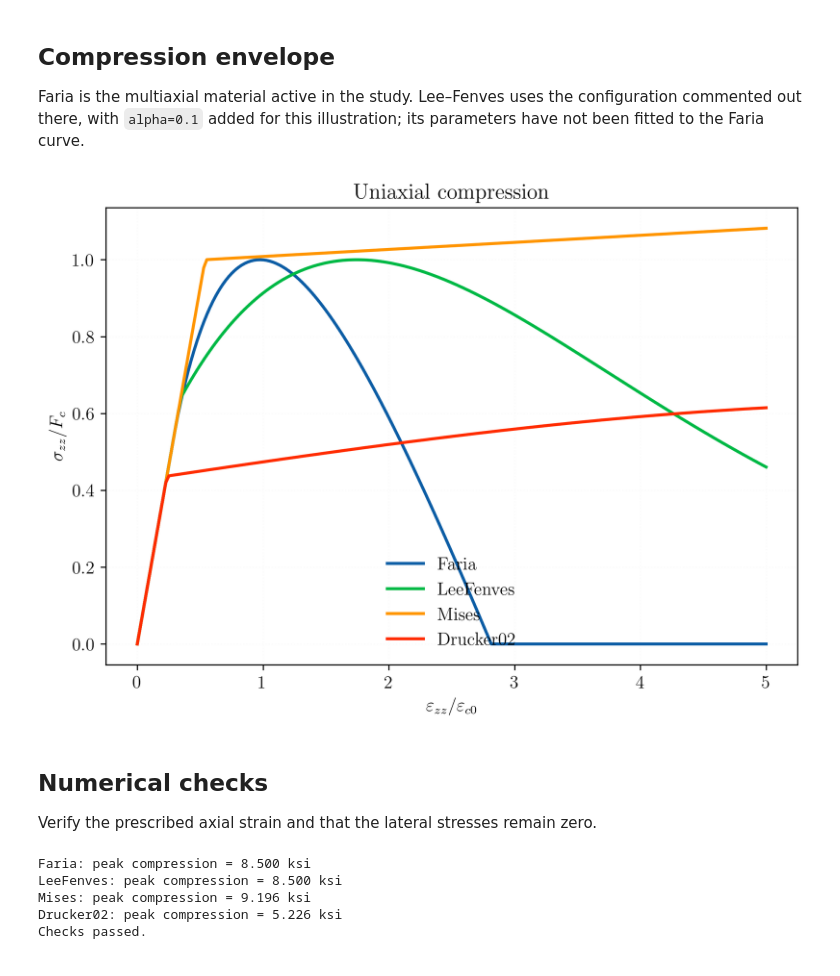
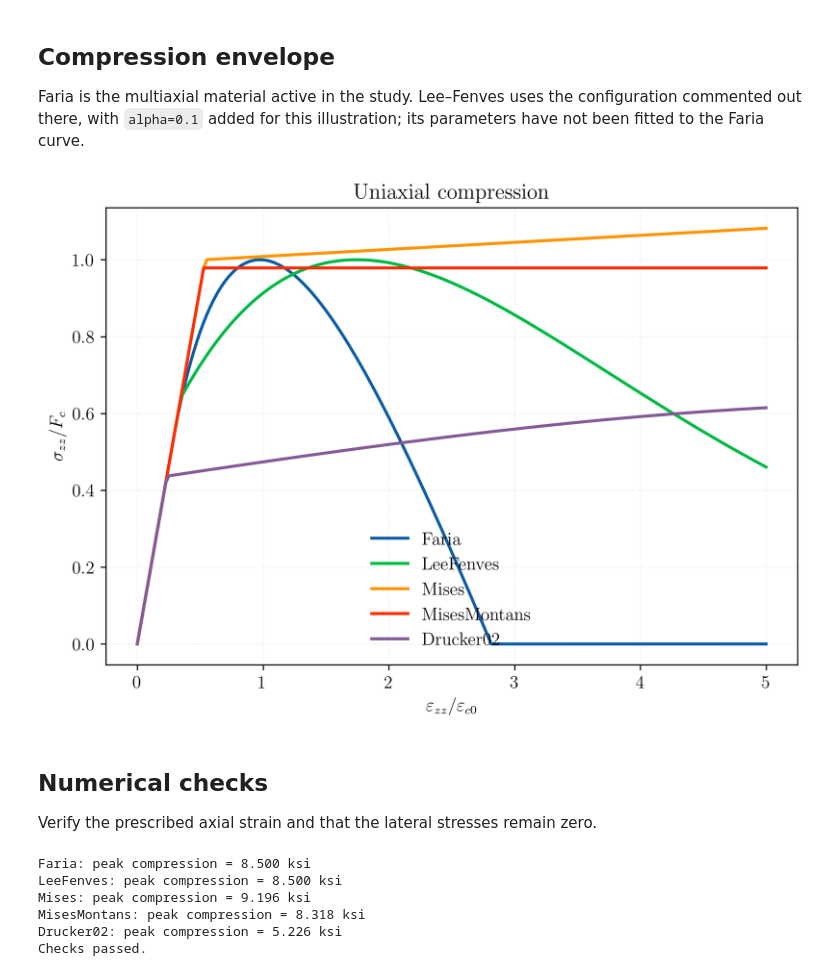
Before and after one commit to peer-open-source/xara-docs, a Jupyter notebook: gallery2/material/material-2001.ipynb, the cells around one changed output. Drawn from its saved outputs; the diff is of its cells as text; code cells hidden in the pictures.

```diff
--- a/gallery2/material/material-2001.ipynb
+++ b/gallery2/material/material-2001.ipynb
@@ -58,7 +55,9 @@ Faria is the multiaxial material active in the study. Lee–Fenves uses the conf
 # %%
 material_models = {
     "Faria": xara.MultiaxialMaterial(
-        "FariaPlasticDamage", E=Ec, nu=nu, Fc=fc, scale_peak=True,
+        "FariaPlasticDamage",
+        E=Ec, nu=nu, Fc=fc,
+        scale_peak=True,
         Ft=ft, beta=0.0,
         Ap=Ap, #2.5,
         An=3,
@@ -81,37 +80,46 @@ material_models = {
         "PlasticJ2", E=Ec, nu=nu, Fy=abs(fc),
         Hiso=0.01*Ec,
         Hkin=0.0,
+    ),
+    "MisesMontans": xara.MultiaxialMaterial(
+        "MisesBoundingSurface", E=Ec, nu=nu,
+        Fy=abs(fc),
+        Fs=1.0*abs(fc),
+        Hy=0, #0.1*Ec,
+        m=1,
+        h=0.9*Ec,
+        H0=0
     ),
     "Drucker02": xara.MultiaxialMaterial(
         "DruckerPlasticity02", E=Ec, nu=nu,
         alpha=abs(Fco)*(np.sqrt(2/3) - alpha),
         gamma=0,
         beta=0.0,
         theta=alpha,
         Xo=Xo,
         D=1/Xo,
         T=ft,
         W=0.08,
         R=1,
     ),
 }
 
 results = {
     label: uniaxial_test.run(material, label)
     for label, material in material_models.items()
 }
 
 fig, ax = plt.subplots(figsize=(7, 5), constrained_layout=True)
 for label, result in results.items():
     ax.plot(result.axial_strain/ec0,  result.axial_stress / fc,
             lw=2, label=label)
+
 ax.set_xlabel(r"$\varepsilon_{zz}/\varepsilon_{c0}$")
 ax.set_ylabel(r"$\sigma_{zz}/F_c$")
 ax.set_title("Uniaxial compression")
-ax.grid(alpha=0.2)
 ax.legend();
 # %% [output]
-[figure, old version]
+[figure, new version]
 # %% [markdown]
 ## Numerical checks
 
@@ -128,5 +136,6 @@ print("Checks passed.")
 Faria: peak compression = 8.500 ksi
 LeeFenves: peak compression = 8.500 ksi
 Mises: peak compression = 9.196 ksi
+MisesMontans: peak compression = 8.318 ksi
 Drucker02: peak compression = 5.226 ksi
 Checks passed.
```
Also changed, not shown: parts of 2 cells of this notebook, 7 other files.
